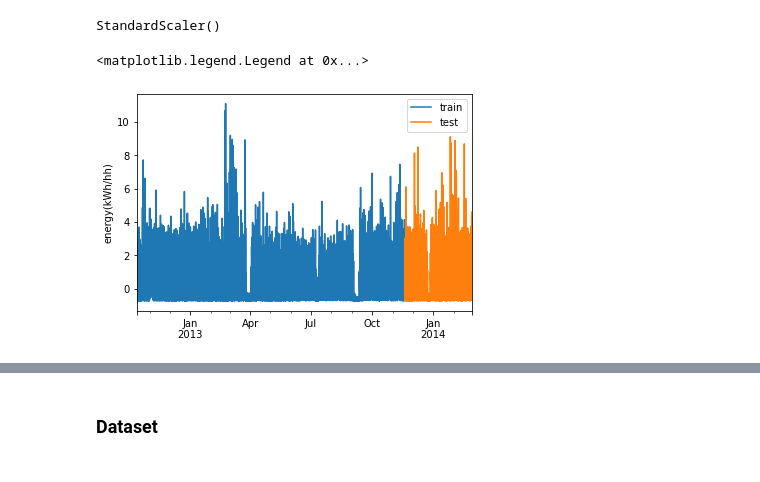
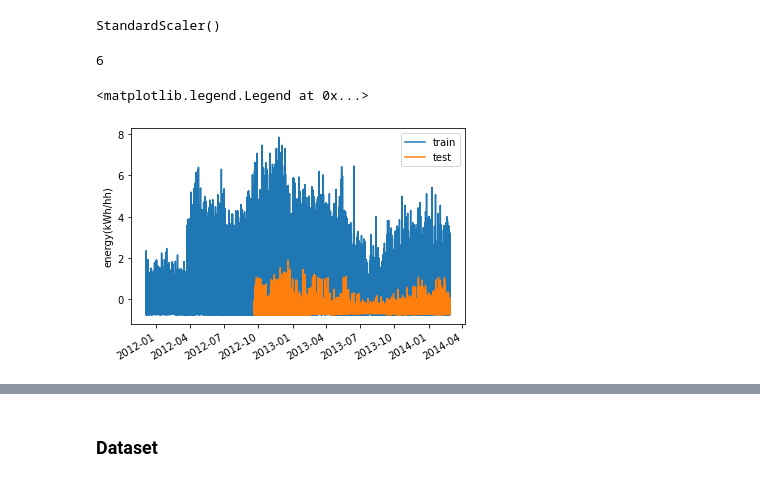
Before and after one commit to wassname/seq2seq-time, a Jupyter notebook: notebooks/RNN_Timeseries_Seq2Seq.ipynb, the cells around one changed output, grey strips where cells are left out. Saved outputs shown, nothing was run; the diff lists cells and outputs as text; code cells hidden in the pictures.

```diff
--- a/notebooks/RNN_Timeseries_Seq2Seq.ipynb
+++ b/notebooks/RNN_Timeseries_Seq2Seq.ipynb
@@ -37,6 +37,8 @@ import torch.utils.data
 import pandas as pd
 import numpy as np
 import matplotlib.pyplot as plt
+plt.rcParams['figure.figsize'] = (12.0, 4.0)
+plt.style.use('ggplot')
 
 from pathlib import Path
 from tqdm.auto import tqdm
@@ -133,5 +135,5 @@ dfs = list(dfs)
 # df = df.resample(freq).first().dropna() # Where empty we will backfill, this will respect causality, and mostly maintain the mean
 
 # df = df.tail(int(max_rows)).copy() # Just use last X rows
-# df = pd.concat(dfs, 0)
-df = dfs[0]
+df = pd.concat(dfs[:6], 0)
+# df = dfs[0]
@@ -181,20 +188,22 @@ output_scaler = next(filter(lambda r:r[0][0] in columns_target, scaler.features)
 output_scaler
 # %% [output]
 StandardScaler()
-# %%
-# # Resample
-df_norm = df_norm.resample(freq).first().fillna(0)
+# %%
+dfs_norm = [d.resample(freq).first().ffill().dropna() for _, d in df_norm.groupby('LCLid')]
+len(dfs_norm)
+# %% [output]
+6
 # %%
 # split data, with the test in the future
-n_split = -int(len(df)*0.2)
-df_train = df_norm[:n_split]
-df_test = df_norm[n_split:]
+n_split = -int(len(dfs_norm)*0.2)
+df_train = dfs_norm[:n_split]
+df_test = dfs_norm[n_split:]
 
 # Show split
-df_train['energy(kWh/hh)'].plot(label='train')
-df_test['energy(kWh/hh)'].plot(label='test')
+pd.concat(df_train)['energy(kWh/hh)'].plot(label='train')
+pd.concat(df_test)['energy(kWh/hh)'].plot(label='test')
 plt.ylabel('energy(kWh/hh)')
 plt.legend()
 # %% [output]
 <matplotlib.legend.Legend at 0x...>
-[figure, old version]
+[figure, new version]
```
Also changed, not shown: parts of 15 cells of this notebook, 2 other files.
